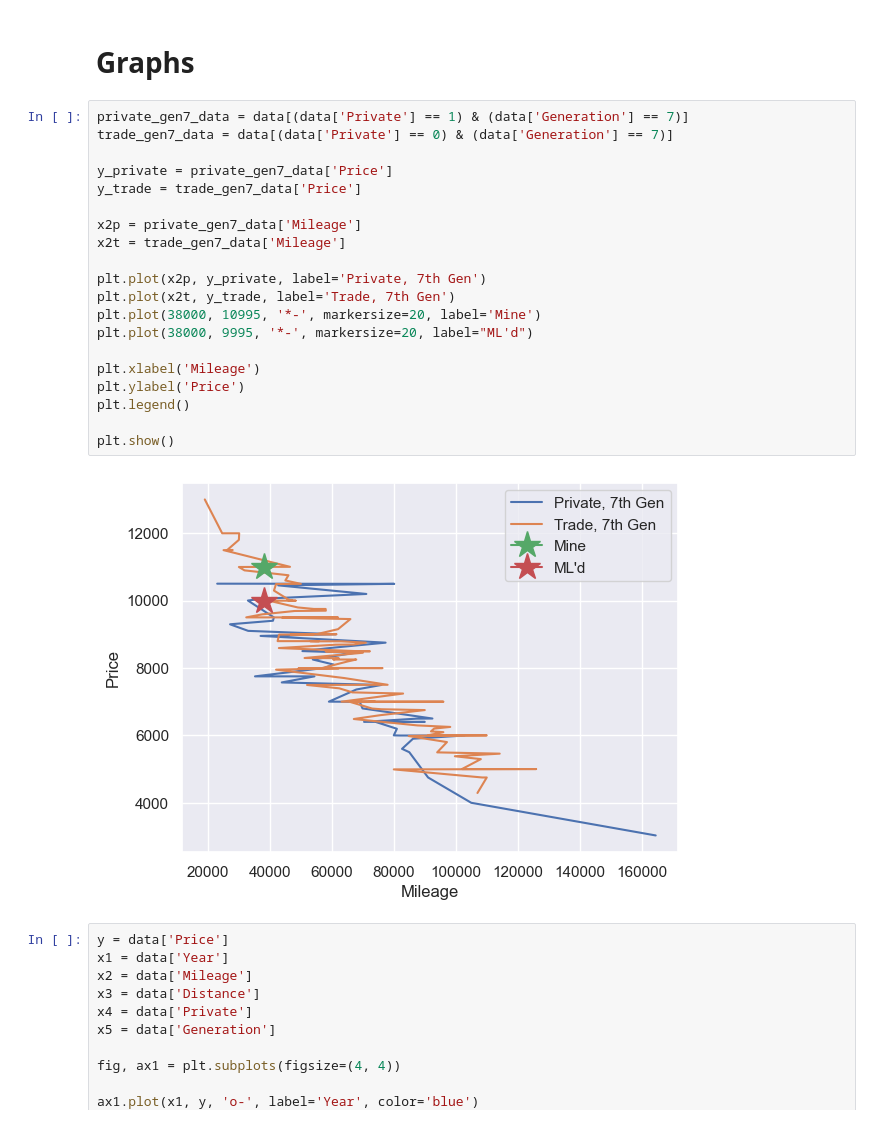
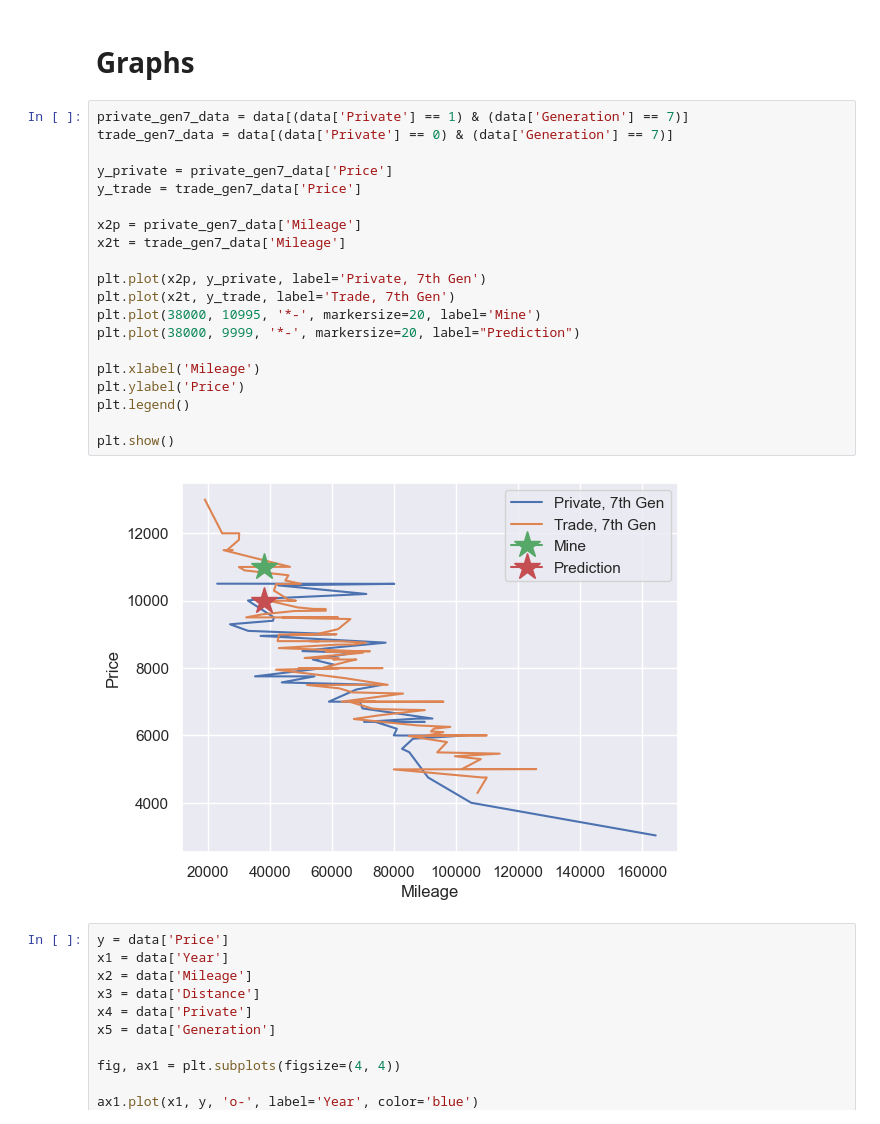
Before and after one commit to jamesdeluk/data-projects, a Jupyter notebook: st.ipynb, the cells around one changed output. Drawn from its saved outputs; the diff is of its cells as text.

```diff
--- a/st.ipynb
+++ b/st.ipynb
@@ -32,25 +32,25 @@ data.describe()
 # %%
 private_gen7_data = data[(data['Private'] == 1) & (data['Generation'] == 7)]
 trade_gen7_data = data[(data['Private'] == 0) & (data['Generation'] == 7)]
 
 y_private = private_gen7_data['Price']
 y_trade = trade_gen7_data['Price']
 
 x2p = private_gen7_data['Mileage']
 x2t = trade_gen7_data['Mileage']
 
 plt.plot(x2p, y_private, label='Private, 7th Gen')
 plt.plot(x2t, y_trade, label='Trade, 7th Gen')
 plt.plot(38000, 10995, '*-', markersize=20, label='Mine')
-plt.plot(38000, 9995, '*-', markersize=20, label="ML'd")
+plt.plot(38000, 9999, '*-', markersize=20, label="Prediction")
 
 plt.xlabel('Mileage')
 plt.ylabel('Price')
 plt.legend()
 
 plt.show()
 # %% [output]
-[figure, old version]
+[figure, new version]
 # %%
 y = data['Price']
 x1 = data['Year']
```
Also changed, not shown: parts of 5 cells of this notebook.
